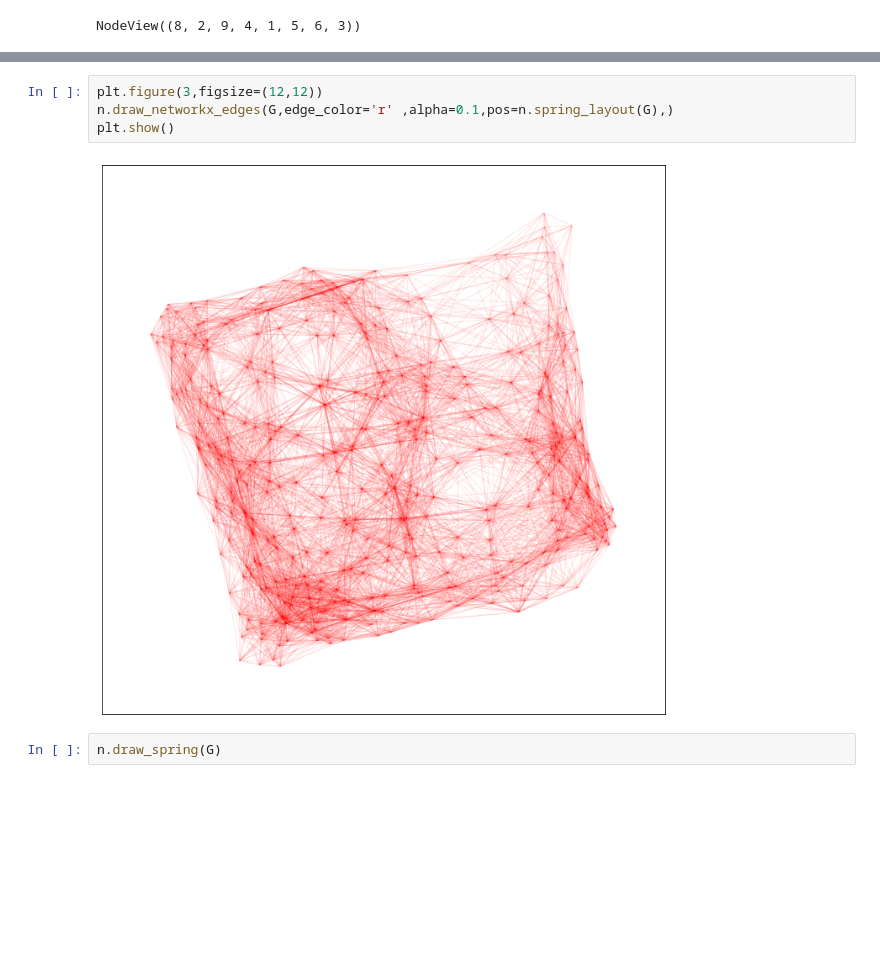
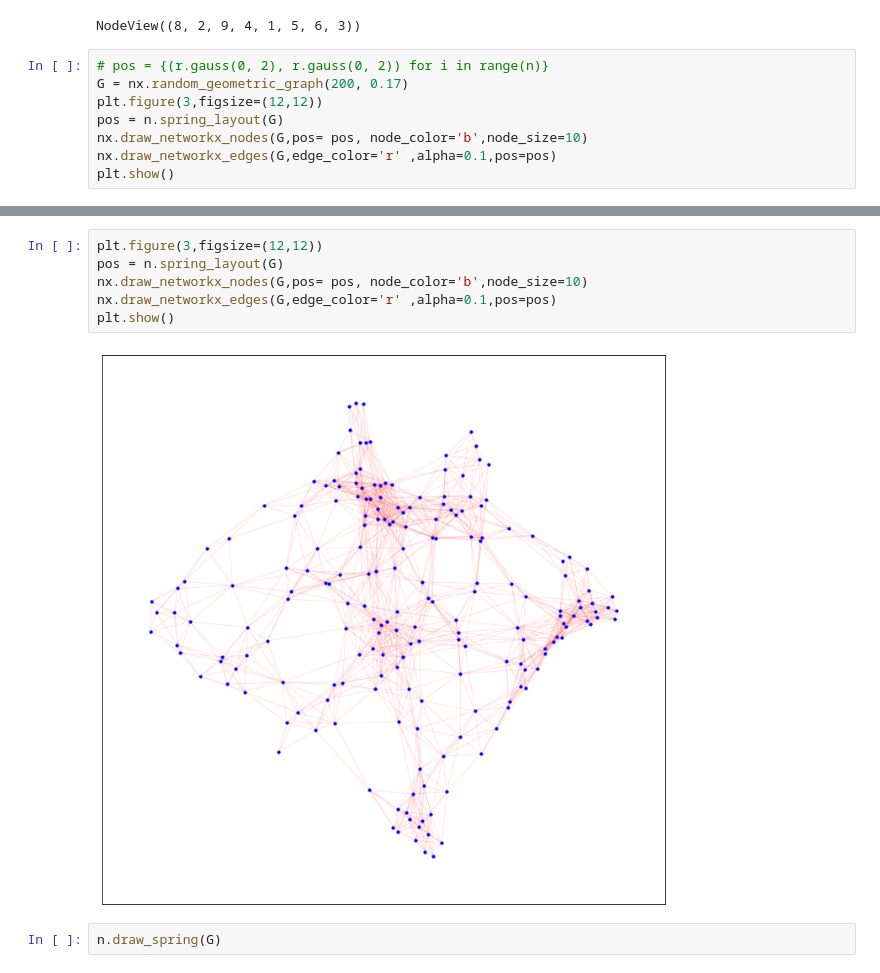
Before and after one commit to willyvonka1997/git_for_git, a Jupyter notebook: on_ploting_networkX.ipynb, the cells around one changed output, grey strips where cells are left out. Drawn from its saved outputs; the diff is of its cells as text; blank space fills up the shorter version.

```diff
--- a/on_ploting_networkX.ipynb
+++ b/on_ploting_networkX.ipynb
@@ -37,3 +37,11 @@ node_s
 G.nodes
 # %% [output]
 NodeView((8, 2, 9, 4, 1, 5, 6, 3))
+# %%
+# pos = {(r.gauss(0, 2), r.gauss(0, 2)) for i in range(n)}
+G = nx.random_geometric_graph(200, 0.17)
+plt.figure(3,figsize=(12,12))
+pos = n.spring_layout(G)
+nx.draw_networkx_nodes(G,pos= pos, node_color='b',node_size=10)
+nx.draw_networkx_edges(G,edge_color='r' ,alpha=0.1,pos=pos)
+plt.show()
@@ -40,9 +50,11 @@ NodeView((8, 2, 9, 4, 1, 5, 6, 3))
 # %%
 plt.figure(3,figsize=(12,12))
-n.draw_networkx_edges(G,edge_color='r' ,alpha=0.1,pos=n.spring_layout(G),)
+pos = n.spring_layout(G)
+nx.draw_networkx_nodes(G,pos= pos, node_color='b',node_size=10)
+nx.draw_networkx_edges(G,edge_color='r' ,alpha=0.1,pos=pos)
 plt.show()
 # %% [output]
-[figure, old version]
+[figure, new version]
 # %%
 n.draw_spring(G)
 # %% [output]
```
Also changed, not shown: parts of 5 cells of this notebook.
